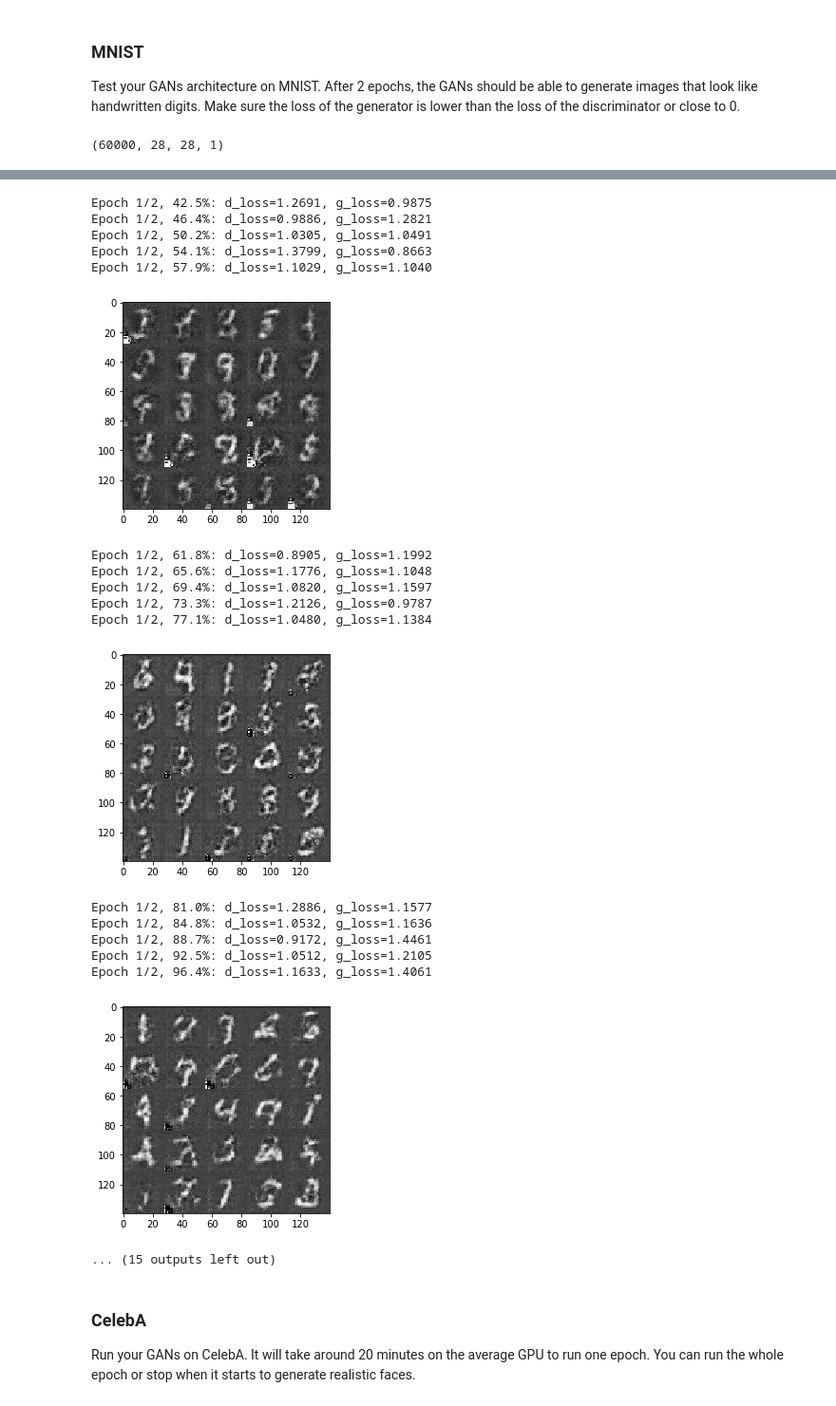
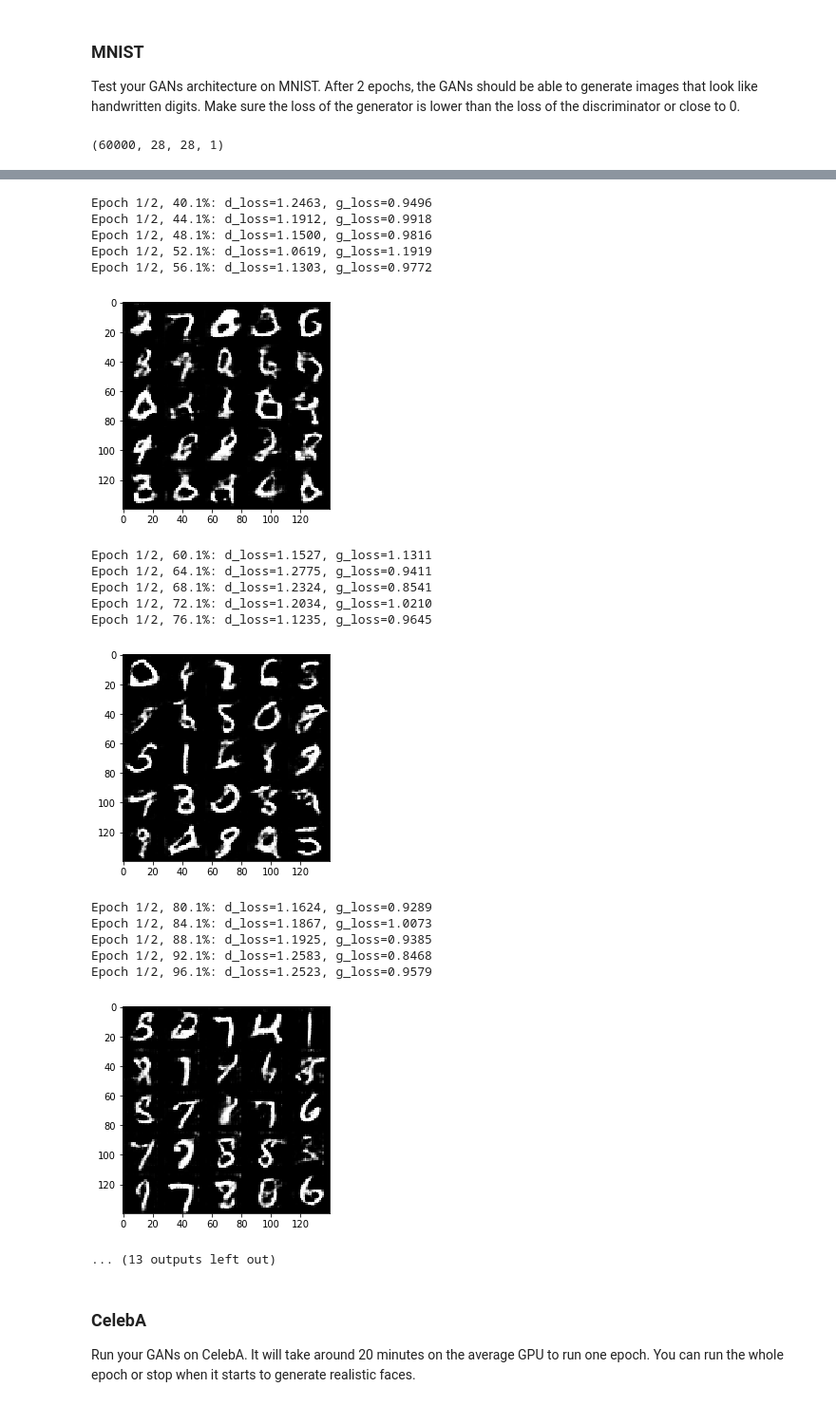
Before and after one commit to dolhana/deep-learning, a Jupyter notebook: face_generation/dlnd_face_generation.ipynb, the cells around one changed output, grey strips where cells are left out. Shown at 95% size. Saved outputs shown, nothing was run; the diff lists cells and outputs as text; code cells hidden in the pictures.

```diff
--- a/face_generation/dlnd_face_generation.ipynb
+++ b/face_generation/dlnd_face_generation.ipynb
@@ -238,7 +263,7 @@ Implement `model_loss` to build the GANs for training and calculate the loss.  T
 - `discriminator(images, reuse=False)`
 - `generator(z, out_channel_dim, is_train=True)`
 # %%
-def model_loss(input_real, input_z, out_channel_dim):
+def model_loss(input_real, input_z, out_channel_dim, smooth=0.1):
     """
     Get the loss for the discriminator and generator
     :param input_real: Images from the real dataset
@@ -251,11 +276,17 @@ def model_loss(input_real, input_z, out_channel_dim):
     d_model_fake, d_logits_fake = discriminator(g_model, reuse=True)
 
     d_loss_real = tf.reduce_mean(
-        tf.nn.sigmoid_cross_entropy_with_logits(logits=d_logits_real, labels=tf.ones_like(d_model_real)))
+        tf.nn.sigmoid_cross_entropy_with_logits(
+            logits=d_logits_real,
+            labels=tf.ones_like(d_model_real) * (1 - smooth)))
     d_loss_fake = tf.reduce_mean(
-        tf.nn.sigmoid_cross_entropy_with_logits(logits=d_logits_fake, labels=tf.zeros_like(d_model_fake)))
+        tf.nn.sigmoid_cross_entropy_with_logits(
+            logits=d_logits_fake,
+            labels=tf.zeros_like(d_model_fake)))
     g_loss = tf.reduce_mean(
-        tf.nn.sigmoid_cross_entropy_with_logits(logits=d_logits_fake, labels=tf.ones_like(d_model_fake)))
+        tf.nn.sigmoid_cross_entropy_with_logits(
+            logits=d_logits_fake,
+            labels=tf.ones_like(d_model_fake)))
 
     d_loss = d_loss_real + d_loss_fake
 
@@ -367,19 +398,25 @@ def train(epoch_count, batch_size, z_dim, learning_rate, beta1, get_batches, dat
         for epoch_i in range(epoch_count):
             batch_i = 0
             for batch_images in get_batches(batch_size):
+                # the real images should be scaled to match the output of the generator
+                batch_images = batch_images * 2
+
+                # generate random input data for generator
                 batch_z = np.random.uniform(-1, 1, [batch_size, z_dim])
 
+                # train discriminator
                 sess.run([d_opt], feed_dict={
                     input_real: batch_images,
                     input_z: batch_z,
                     lr_ph: learning_rate
                 })
-                for _ in range(1):
-                    sess.run([g_opt], feed_dict={
-                        input_real: batch_images,
-                        input_z: batch_z,
-                        lr_ph: learning_rate*10
-                    })
+
+                # train generator with learning_rate * 10
+                sess.run([g_opt], feed_dict={
+                    input_real: batch_images,
+                    input_z: batch_z,
+                    lr_ph: learning_rate*10
+                })
 
                 d_loss_val = d_loss.eval(feed_dict={input_real: batch_images, input_z: batch_z})
                 g_loss_val = g_loss.eval(feed_dict={input_z: batch_z})
@@ -401,10 +438,10 @@ def train(epoch_count, batch_size, z_dim, learning_rate, beta1, get_batches, dat
 ### MNIST
 Test your GANs architecture on MNIST.  After 2 epochs, the GANs should be able to generate images that look like handwritten digits.  Make sure the loss of the generator is lower than the loss of the discriminator or close to 0.
 # %%
-batch_size = 128
-z_dim = 100
-learning_rate = 0.0001
-beta1 = 0.1
+batch_size = 32
+z_dim = 64
+learning_rate = 0.0002
+beta1 = 0.5
 
 
 """
@@ -436,22 +472,22 @@ Epoch 1/2, 38.7%: d_loss=1.2065, g_loss=0.9731
-Epoch 1/2, 42.5%: d_loss=1.2691, g_loss=0.9875
-Epoch 1/2, 46.4%: d_loss=0.9886, g_loss=1.2821
-Epoch 1/2, 50.2%: d_loss=1.0305, g_loss=1.0491
-Epoch 1/2, 54.1%: d_loss=1.3799, g_loss=0.8663
-Epoch 1/2, 57.9%: d_loss=1.1029, g_loss=1.1040
+Epoch 1/2, 40.1%: d_loss=1.2463, g_loss=0.9496
+Epoch 1/2, 44.1%: d_loss=1.1912, g_loss=0.9918
+Epoch 1/2, 48.1%: d_loss=1.1500, g_loss=0.9816
+Epoch 1/2, 52.1%: d_loss=1.0619, g_loss=1.1919
+Epoch 1/2, 56.1%: d_loss=1.1303, g_loss=0.9772
-[figure, old version]
+[figure, new version]
-Epoch 1/2, 61.8%: d_loss=0.8905, g_loss=1.1992
-Epoch 1/2, 65.6%: d_loss=1.1776, g_loss=1.1048
-Epoch 1/2, 69.4%: d_loss=1.0820, g_loss=1.1597
-Epoch 1/2, 73.3%: d_loss=1.2126, g_loss=0.9787
-Epoch 1/2, 77.1%: d_loss=1.0480, g_loss=1.1384
+Epoch 1/2, 60.1%: d_loss=1.1527, g_loss=1.1311
+Epoch 1/2, 64.1%: d_loss=1.2775, g_loss=0.9411
+Epoch 1/2, 68.1%: d_loss=1.2324, g_loss=0.8541
+Epoch 1/2, 72.1%: d_loss=1.2034, g_loss=1.0210
+Epoch 1/2, 76.1%: d_loss=1.1235, g_loss=0.9645
-[figure, old version]
+[figure, new version]
-Epoch 1/2, 81.0%: d_loss=1.2886, g_loss=1.1577
-Epoch 1/2, 84.8%: d_loss=1.0532, g_loss=1.1636
-Epoch 1/2, 88.7%: d_loss=0.9172, g_loss=1.4461
-Epoch 1/2, 92.5%: d_loss=1.0512, g_loss=1.2105
-Epoch 1/2, 96.4%: d_loss=1.1633, g_loss=1.4061
+Epoch 1/2, 80.1%: d_loss=1.1624, g_loss=0.9289
+Epoch 1/2, 84.1%: d_loss=1.1867, g_loss=1.0073
+Epoch 1/2, 88.1%: d_loss=1.1925, g_loss=0.9385
+Epoch 1/2, 92.1%: d_loss=1.2583, g_loss=0.8468
+Epoch 1/2, 96.1%: d_loss=1.2523, g_loss=0.9579
-[figure, old version]
+[figure, new version]
-... (15 outputs left out)
+... (13 outputs left out)
 # %% [markdown]
 ### CelebA
 Run your GANs on CelebA.  It will take around 20 minutes on the average GPU to run one epoch.  You can run the whole epoch or stop when it starts to generate realistic faces.
```
Also changed, not shown: parts of 6 cells of this notebook.
